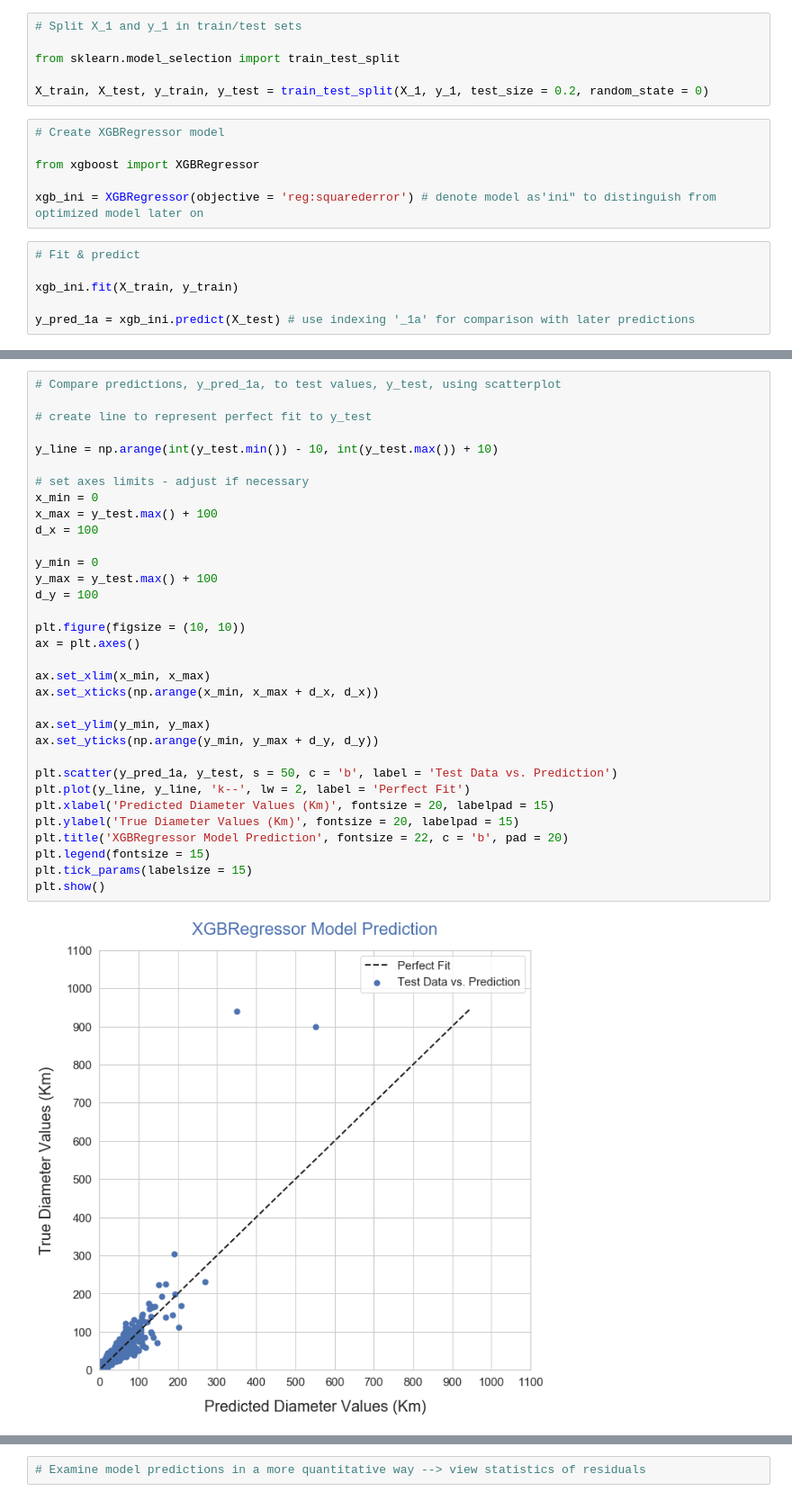
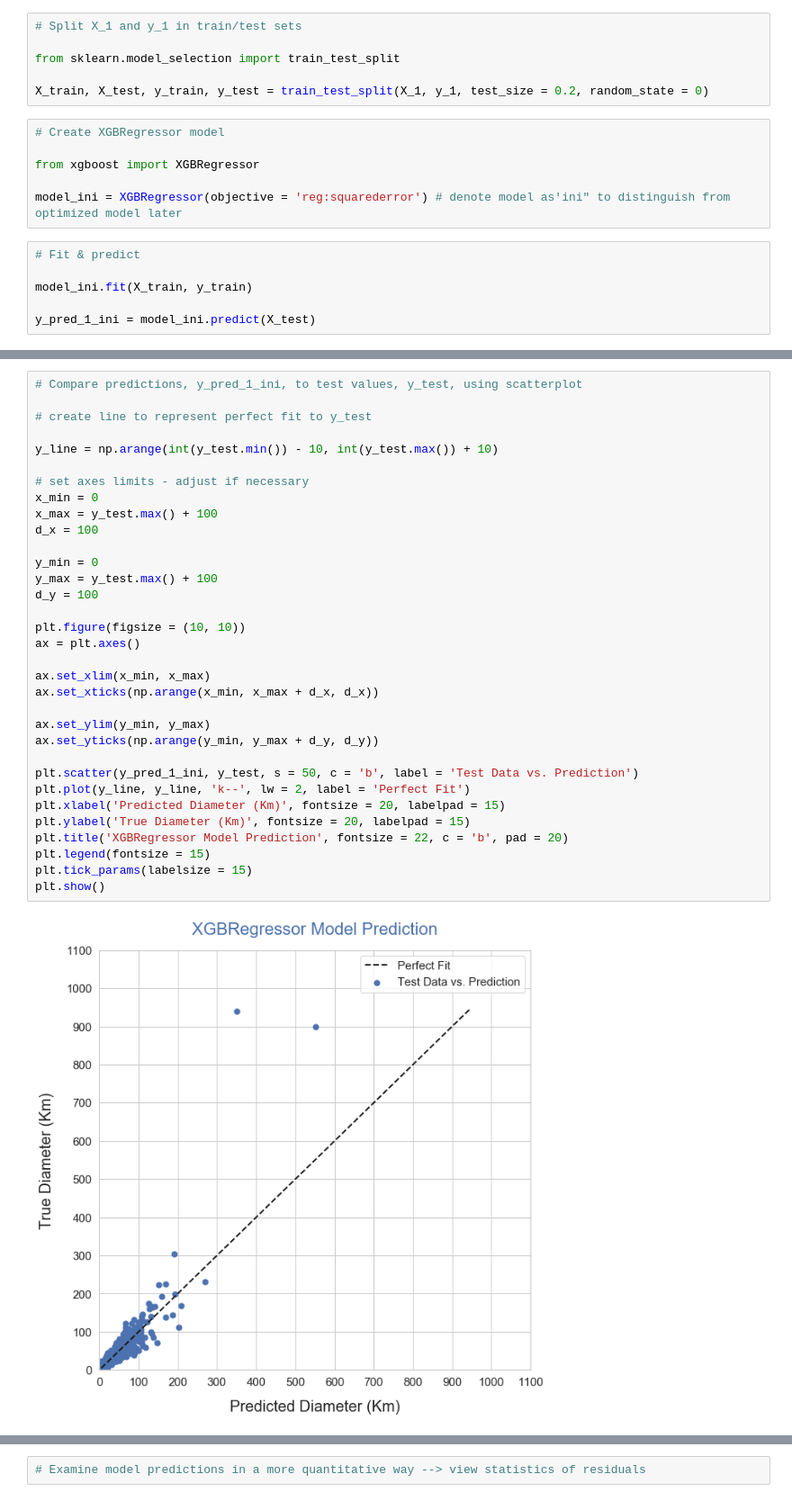
Before and after one commit to marin-stoytchev/data-science-projects, a Jupyter notebook: asteroid_xgb_project/ms_asteroid_xgb.ipynb, the cells around one changed output, grey strips where cells are left out. Shown at 90% size. Drawn from its saved outputs; the diff is of its cells as text.

```diff
--- a/asteroid_xgb_project/ms_asteroid_xgb.ipynb
+++ b/asteroid_xgb_project/ms_asteroid_xgb.ipynb
@@ -486,10 +482,10 @@ X_train, X_test, y_train, y_test = train_test_split(X_1, y_1, test_size = 0.2, r
 
 from xgboost import XGBRegressor
 
-xgb_ini = XGBRegressor(objective = 'reg:squarederror') # denote model as'ini" to distinguish from optimized model later on
+model_ini = XGBRegressor(objective = 'reg:squarederror') # denote model as'ini" to distinguish from optimized model later
 # %%
 # Fit & predict
 
-xgb_ini.fit(X_train, y_train)
+model_ini.fit(X_train, y_train)
 
-y_pred_1a = xgb_ini.predict(X_test) # use indexing '_1a' for comparison with later predictions
+y_pred_1_ini = model_ini.predict(X_test)
@@ -516,37 +514,37 @@ plt.show()
 # %%
-# Compare predictions, y_pred_1a, to test values, y_test, using scatterplot
+# Compare predictions, y_pred_1_ini, to test values, y_test, using scatterplot
 
 # create line to represent perfect fit to y_test
 
 y_line = np.arange(int(y_test.min()) - 10, int(y_test.max()) + 10)
 
 # set axes limits - adjust if necessary
 x_min = 0
 x_max = y_test.max() + 100
 d_x = 100
 
 y_min = 0
 y_max = y_test.max() + 100
 d_y = 100
 
 plt.figure(figsize = (10, 10))
 ax = plt.axes()
 
 ax.set_xlim(x_min, x_max)
 ax.set_xticks(np.arange(x_min, x_max + d_x, d_x))
 
 ax.set_ylim(y_min, y_max)
 ax.set_yticks(np.arange(y_min, y_max + d_y, d_y))
 
-plt.scatter(y_pred_1a, y_test, s = 50, c = 'b', label = 'Test Data vs. Prediction')
+plt.scatter(y_pred_1_ini, y_test, s = 50, c = 'b', label = 'Test Data vs. Prediction')
 plt.plot(y_line, y_line, 'k--', lw = 2, label = 'Perfect Fit')
-plt.xlabel('Predicted Diameter Values (Km)', fontsize = 20, labelpad = 15)
-plt.ylabel('True Diameter Values (Km)', fontsize = 20, labelpad = 15)
+plt.xlabel('Predicted Diameter (Km)', fontsize = 20, labelpad = 15)
+plt.ylabel('True Diameter (Km)', fontsize = 20, labelpad = 15)
 plt.title('XGBRegressor Model Prediction', fontsize = 22, c = 'b', pad = 20)
 plt.legend(fontsize = 15)
 plt.tick_params(labelsize = 15)
 plt.show()
 # %% [output]
-[figure, old version]
+[figure, new version]
 # %%
 # Except for two "outliers", predictions are closely grouped around the perfect fit line
```
Also changed, not shown: parts of 90 cells of this notebook, 1 other file.
